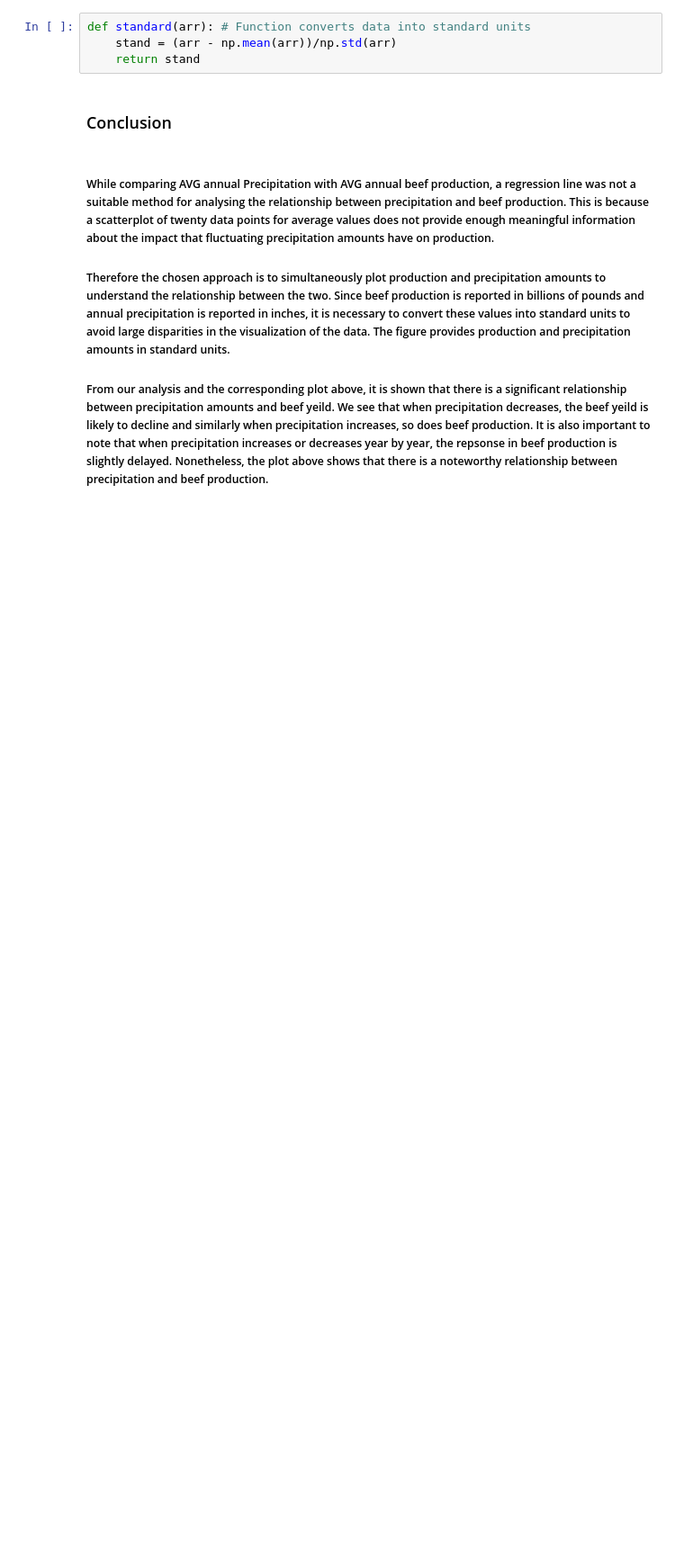
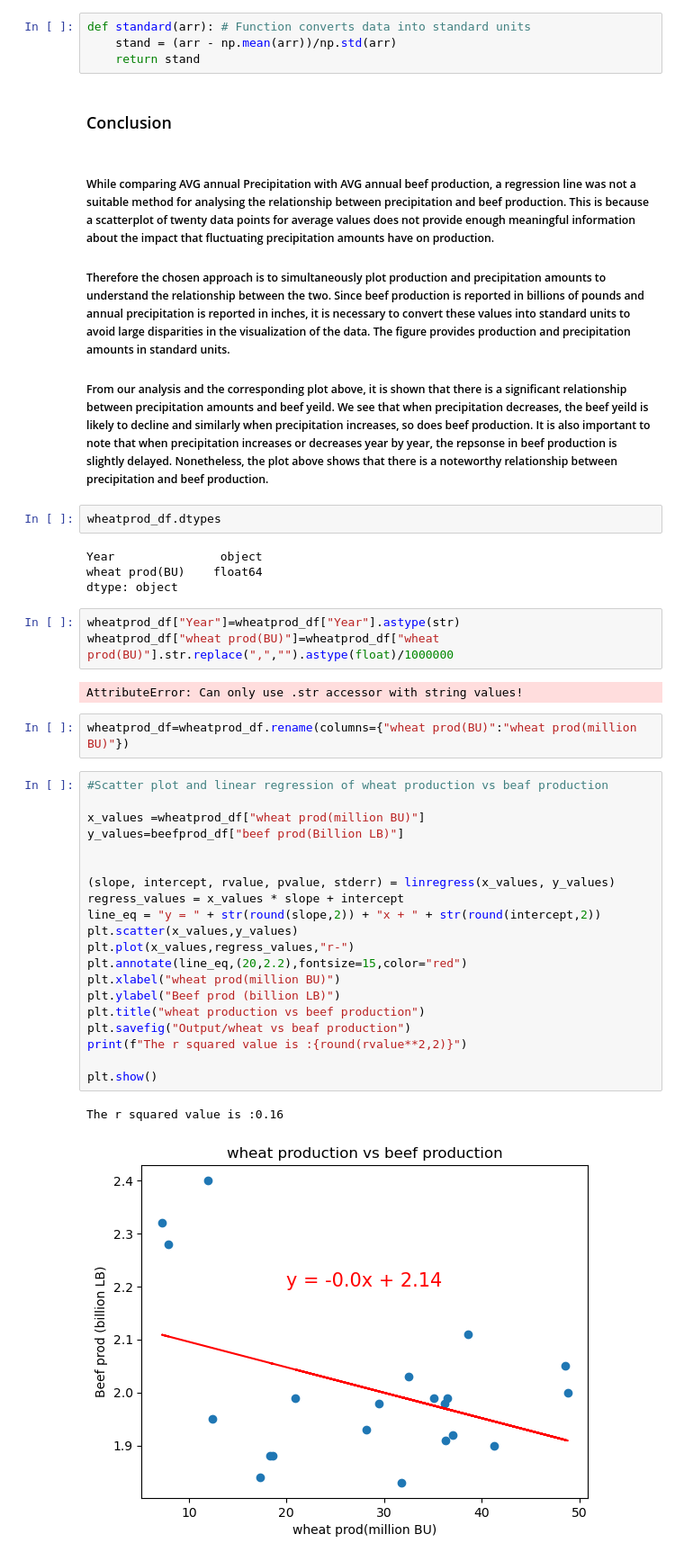
Before and after one commit to LeftCoastNerdGirl/Group-5-Project, a Jupyter notebook: Starter Code.ipynb, the cells around one changed output. Shown: that part at 90% size. Drawn from its saved outputs; the diff is of its cells as text; blank space fills up the shorter version.

```diff
--- a/Starter Code.ipynb
+++ b/Starter Code.ipynb
@@ -143,3 +140,39 @@ def standard(arr): # Function converts data into standard units
 ##### Therefore the chosen approach is to simultaneously plot production and precipitation amounts to understand the relationship between the two. Since beef production is reported in billions of pounds and annual precipitation is reported in inches, it is necessary to convert these values into standard units to avoid large disparities in the visualization of the data. The figure provides production and precipitation amounts in standard units.
 
 ##### From our analysis and the corresponding plot above, it is shown that there is a significant relationship between precipitation amounts and beef yeild. We see that when precipitation decreases, the beef yeild is likely to decline and similarly when precipitation increases, so does beef production. It is also important to note that when precipitation increases or decreases year by year, the repsonse in beef production is slightly delayed. Nonetheless, the plot above shows that there is a noteworthy relationship between precipitation and beef production.
+# %%
+wheatprod_df.dtypes
+# %% [output]
+Year               object
+wheat prod(BU)    float64
+dtype: object
+# %%
+wheatprod_df["Year"]=wheatprod_df["Year"].astype(str)
+wheatprod_df["wheat prod(BU)"]=wheatprod_df["wheat prod(BU)"].str.replace(",","").astype(float)/1000000
+# %% [output]
+AttributeError: Can only use .str accessor with string values!
+# %%
+wheatprod_df=wheatprod_df.rename(columns={"wheat prod(BU)":"wheat prod(million BU)"})
+# %%
+#Scatter plot and linear regression of wheat production vs beaf production
+
+x_values =wheatprod_df["wheat prod(million BU)"]
+y_values=beefprod_df["beef prod(Billion LB)"]
+
+
+(slope, intercept, rvalue, pvalue, stderr) = linregress(x_values, y_values)
+regress_values = x_values * slope + intercept
+line_eq = "y = " + str(round(slope,2)) + "x + " + str(round(intercept,2))
+plt.scatter(x_values,y_values)
+plt.plot(x_values,regress_values,"r-")
+plt.annotate(line_eq,(20,2.2),fontsize=15,color="red")
+plt.xlabel("wheat prod(million BU)")
+plt.ylabel("Beef prod (billion LB)")
+plt.title("wheat production vs beef production")
+plt.savefig("Output/wheat vs beaf production")
+print(f"The r squared value is :{round(rvalue**2,2)}")
+
+plt.show()
+# %% [output]
+The r squared value is :0.16
+[figure, added]
```
Also changed, not shown: parts of 6 cells of this notebook, 7 other files.
